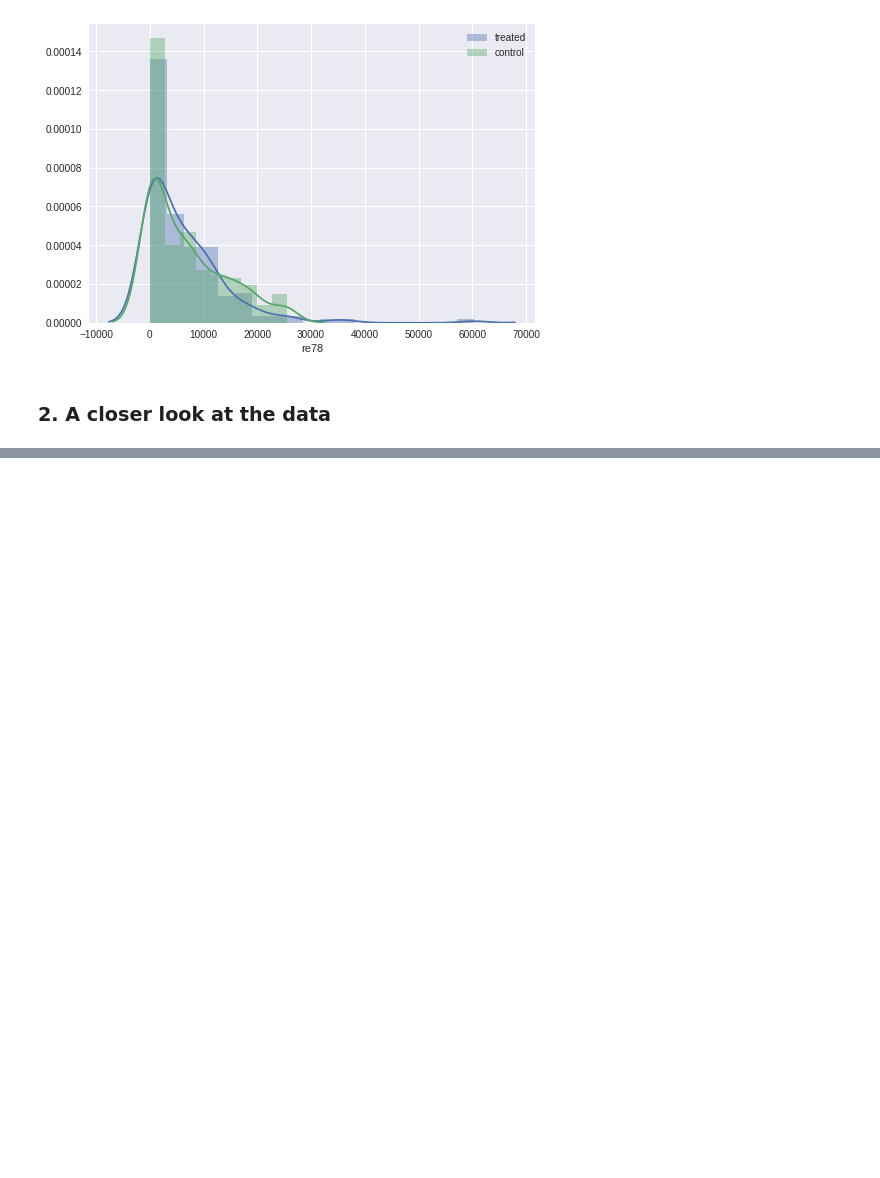
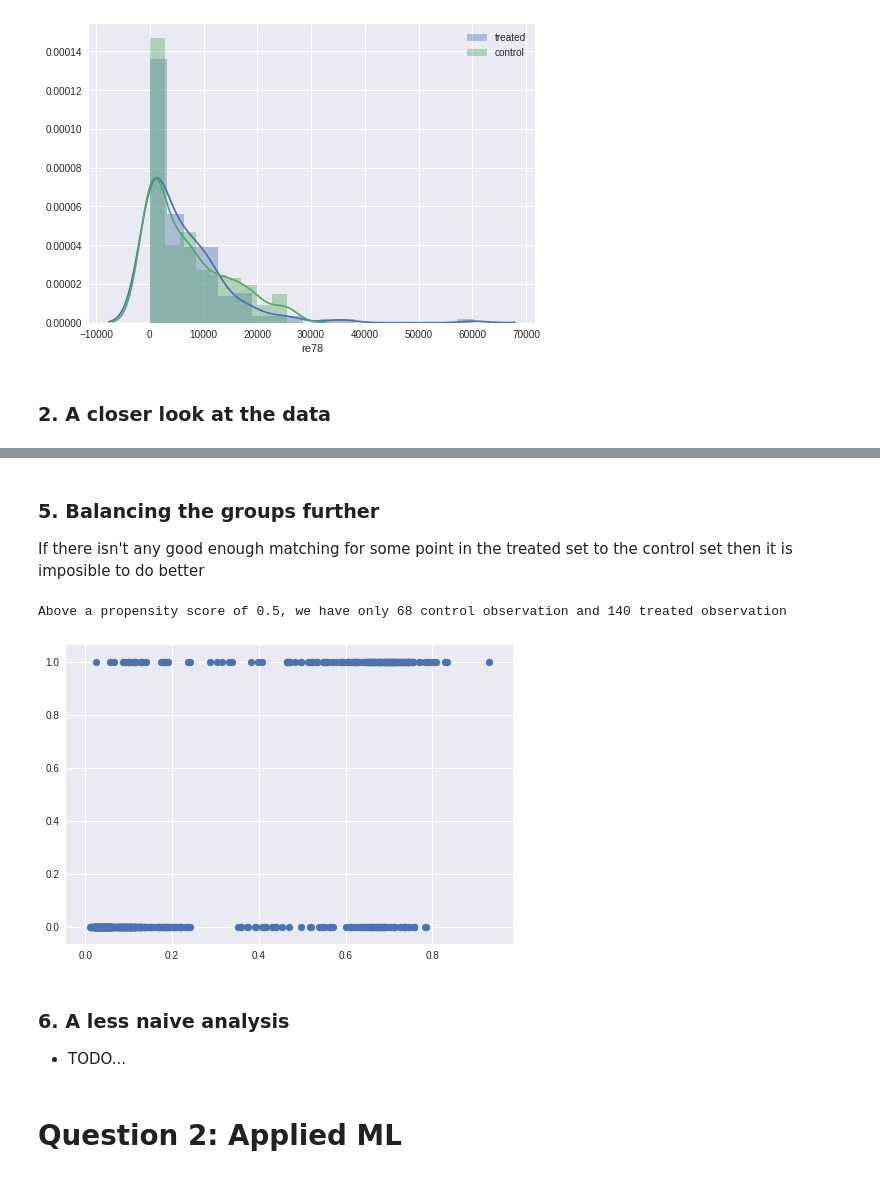
Before and after one commit to cgallay/Ada, a Jupyter notebook: Homework4/C_Homework4.ipynb, the cells around one changed output, grey strips where cells are left out. Saved outputs shown, nothing was run; the diff lists cells and outputs as text; code cells hidden in the pictures; blank space fills up the shorter version.

```diff
--- a/Homework4/C_Homework4.ipynb
+++ b/Homework4/C_Homework4.ipynb
@@ -67,9 +85,0 @@ def compare_feature(df,feature, ax=None):
-# %%
-features = list(df_lalonde.columns)
-features.remove('treat')
-df_all_summary = pd.DataFrame()
-fig, axes = plt.subplots(3,3, figsize=(20,20))
-for i, f in enumerate(features):
-    df = compare_feature(df_lalonde, f, axes[int(i/3), i%3])
-    df_all_summary = pd.concat([df_all_summary, df], axis=1)
-df_all_summary
@@ -87,0 +175,20 @@ df_all_summary
+# %% [markdown]
+### 5. Balancing the groups further
+If there isn't any good enough matching for some point in the treated set to the control set then it is imposible to do better
+# %%
+prop_score_threshold = 0.5
+plt.scatter(df_lalonde['propensity'], df_lalonde['treat'])
+length_treat = len(df_lalonde[(df_lalonde['propensity']>prop_score_threshold) & (df_lalonde['treat'] == 1)])
+length_cont = (len(df_lalonde[(df_lalonde['propensity']>prop_score_threshold) & (df_lalonde['treat'] == 0)]))
+print(f'Above a propensity score of {prop_score_threshold}, we have only {length_cont} \
+control observation and {length_treat} treated observation')
+## TODO more work is needed
+# %% [output]
+Above a propensity score of 0.5, we have only 68 control observation and 140 treated observation
+[figure, added]
+# %% [markdown]
+### 6. A less naive analysis
+
+- TODO...
+# %% [markdown]
+# Question 2: Applied ML
```
Also changed, not shown: parts of 11 cells of this notebook.
